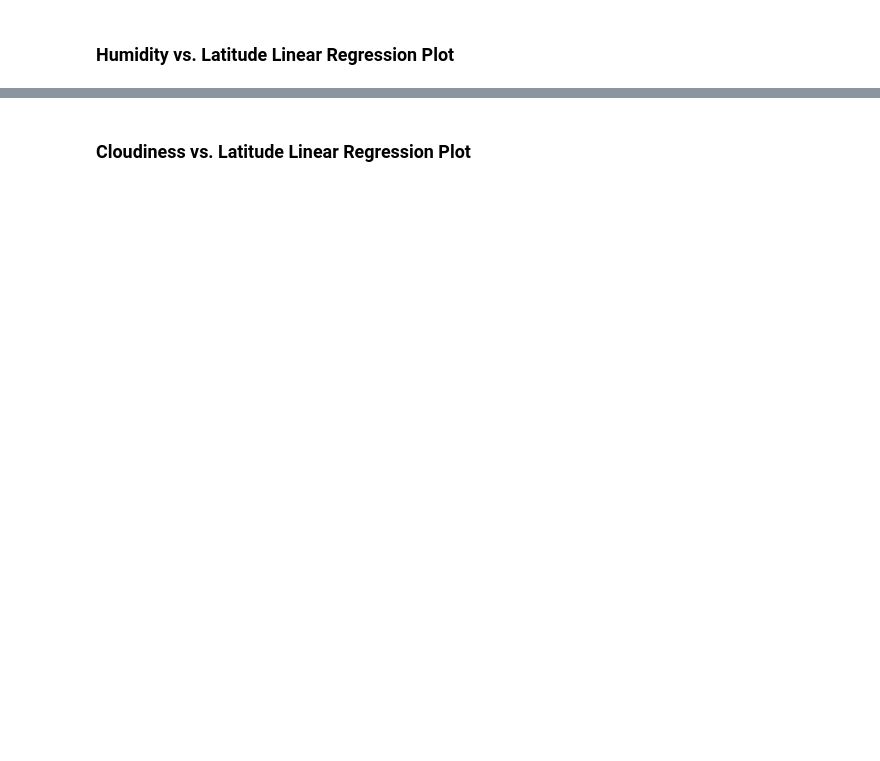
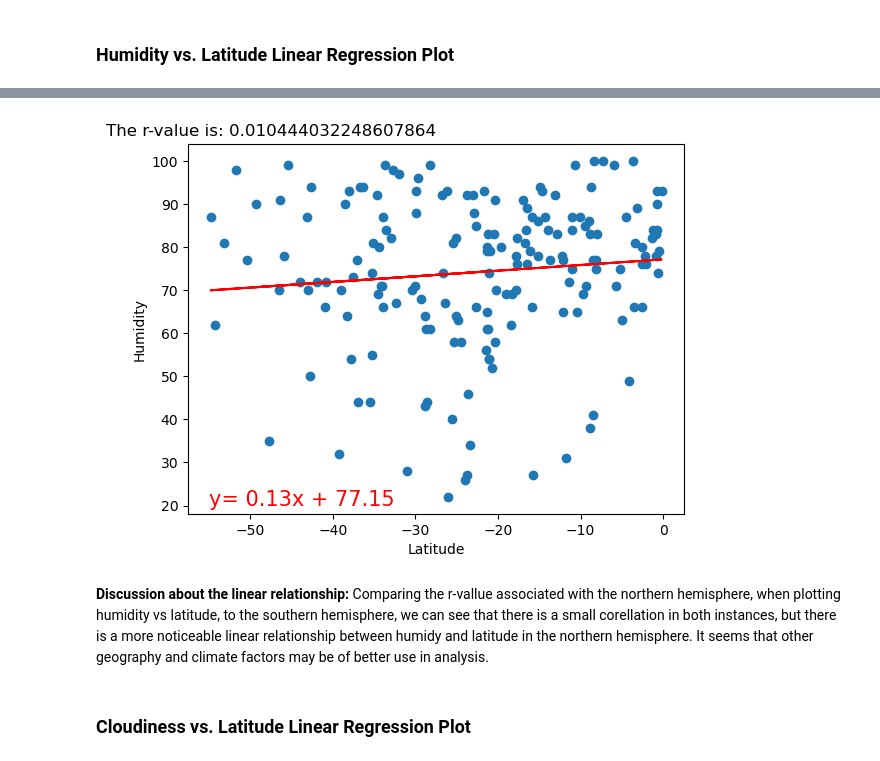
Before and after one commit to ryandenninger7/python-api-challenge, a Jupyter notebook: WeatherPy/WeatherPy.ipynb, the cells around one changed output, grey strips where cells are left out. Saved outputs shown, nothing was run; the diff lists cells and outputs as text; code cells hidden in the pictures; blank space fills up the shorter version.

```diff
--- a/WeatherPy/WeatherPy.ipynb
+++ b/WeatherPy/WeatherPy.ipynb
@@ -363,2 +350,9 @@ The r-value is: 0.0002808747046324607
+# %%
+# Southern Hemisphere
+linear_regression_plot(southern_hemi_df['Lat'], southern_hemi_df['Humidity'], 'Latitude', 'Humidity', -55, 20)
+# %% [output]
+[figure, added]
+# %% [markdown]
+**Discussion about the linear relationship:** Comparing the r-vallue associated with the northern hemisphere, when plotting humidity vs latitude, to the southern hemisphere, we can see that there is a small corellation in both instances, but there is a more noticeable linear relationship between humidy and latitude in the northern hemisphere. It seems that other geography and climate factors may be of better use in analysis.
 # %% [markdown]
 ### Cloudiness vs. Latitude Linear Regression Plot
```
Also changed, not shown: parts of 33 cells of this notebook, 5 other files.
